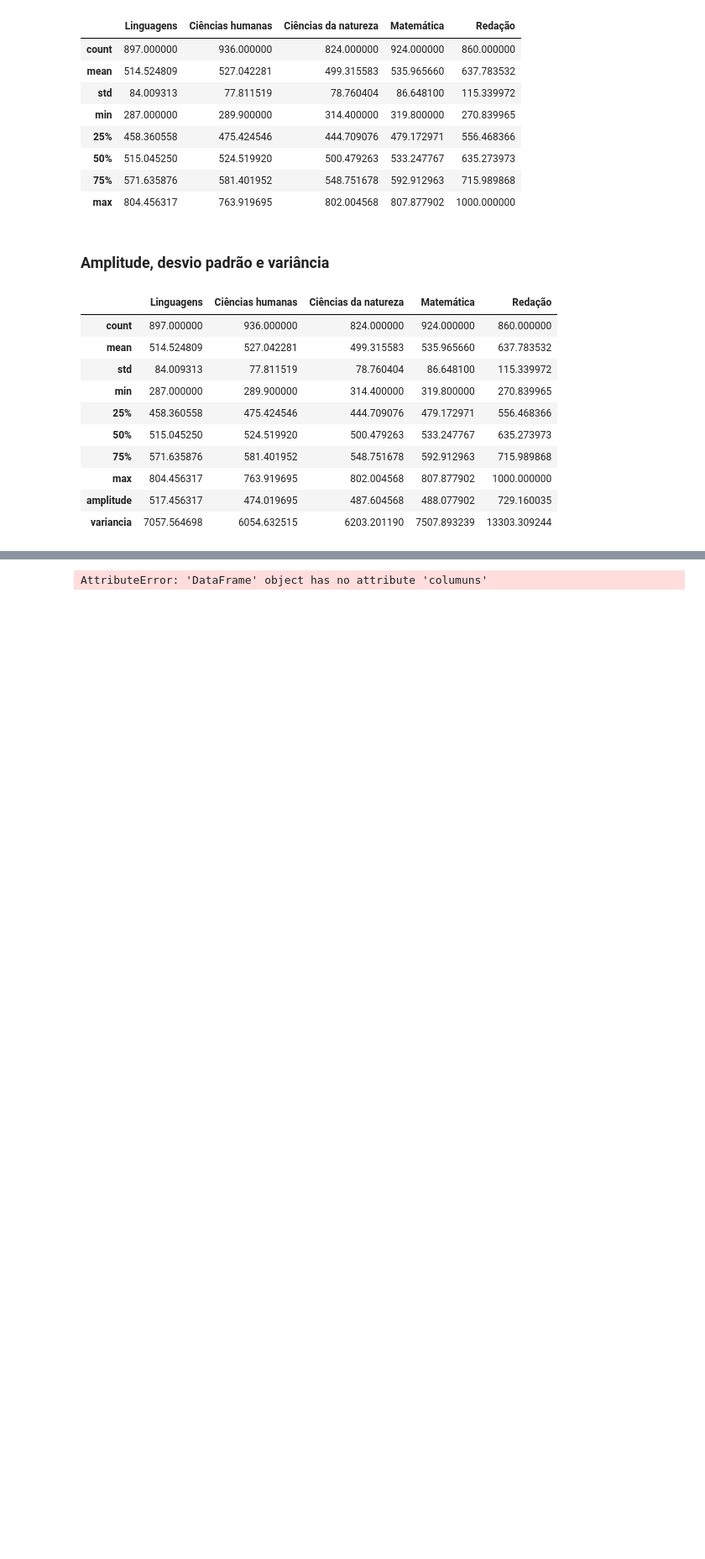
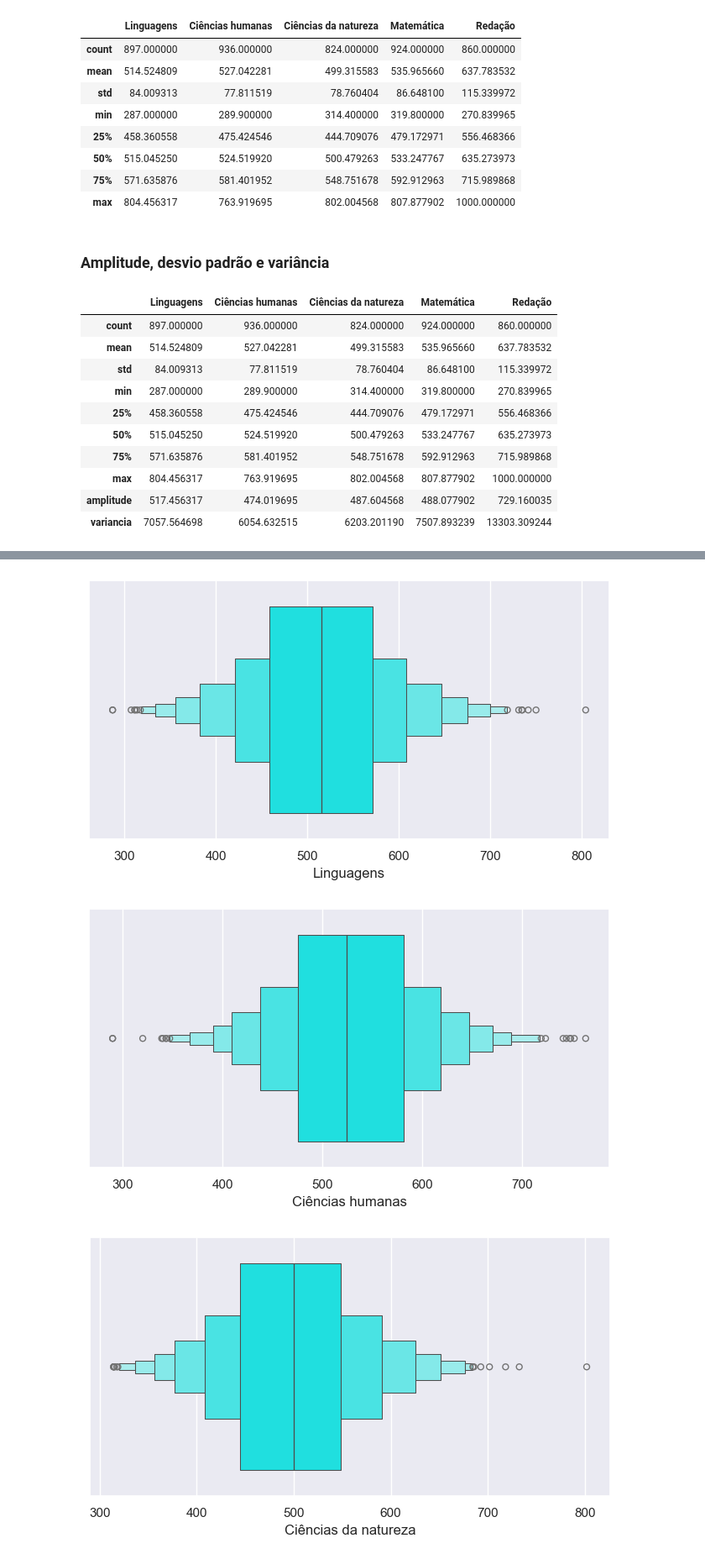
Before and after one commit to naticost/DataAnalytics, a Jupyter notebook: Estastitica/ExercicioFrequencia.ipynb, the cells around one changed output, grey strips where cells are left out. Shown at 84% size. Saved outputs shown, nothing was run; the diff lists cells and outputs as text; code cells hidden in the pictures; blank space fills up the shorter version.

```diff
--- a/Estastitica/ExercicioFrequencia.ipynb
+++ b/Estastitica/ExercicioFrequencia.ipynb
@@ -136,9 +167,11 @@ describe_new(df)
 # %%
-plt.rcParams['figure.figsize'] = [8, 10]
+plt.rcParams['figure.figsize'] = [8,4]
 sns.set_theme()
-for colums in df.select_dtypes(include = np.number).columuns:
+
+for column in df.select_dtypes(include = np.number).columns:
     plt.figure()
-    sns.displot(data = df, x = column, kde = True)
-    plt.title("Histograma: "+column)
+    sns.boxenplot(data = df, x = column, color='cyan', showfliers=True)
 # %% [output]
-AttributeError: 'DataFrame' object has no attribute 'columuns'
+[figure, added]
+[figure, added]
+[figure, added]
```
Also changed, not shown: parts of 4 cells of this notebook.
